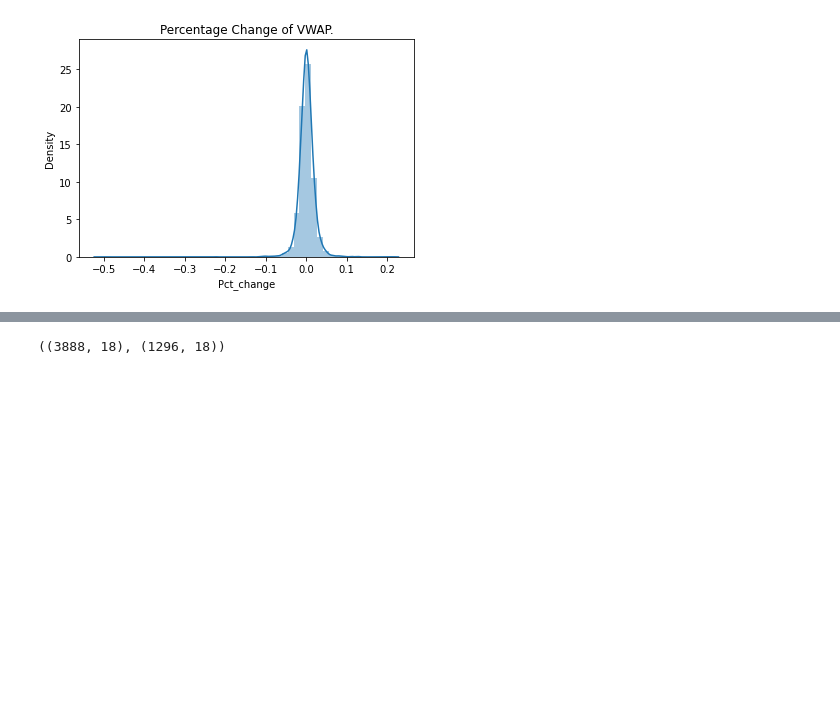
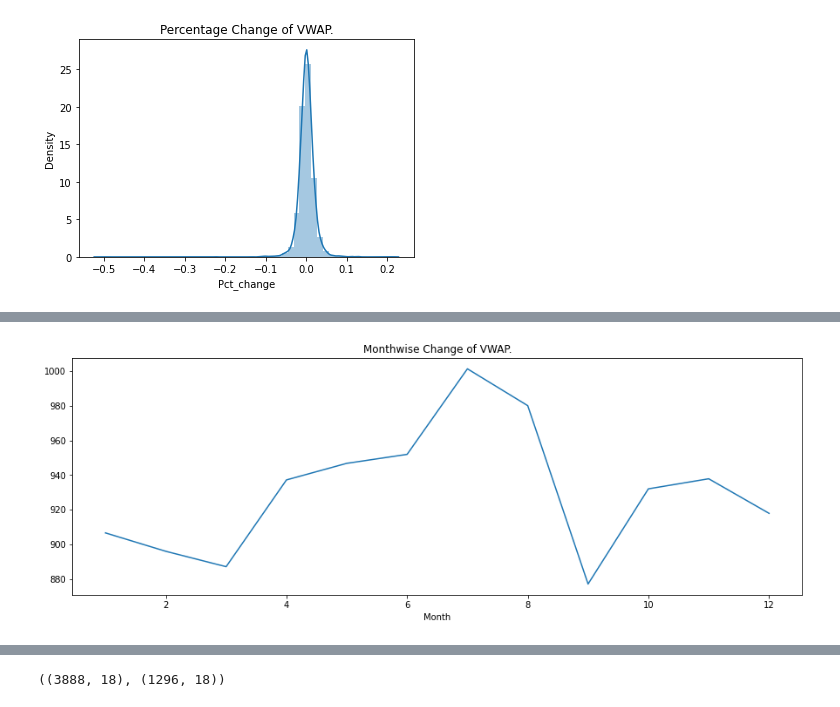
Before and after one commit to kartikbatra056/AllAboutTimeSeries, a Jupyter notebook: Baseline_and_EDA.ipynb, the cells around one changed output, grey strips where cells are left out. Saved outputs shown, nothing was run; the diff lists cells and outputs as text; code cells hidden in the pictures; blank space fills up the shorter version.

```diff
--- a/Baseline_and_EDA.ipynb
+++ b/Baseline_and_EDA.ipynb
@@ -156,5 +150,8 @@ interactive_plot(mean_month,title='Yearwise interactive plot')
 # %%
 df['Month']=df.index.month
 mean_month=df.groupby(['Month']).median()['VWAP']
-interactive_plot(mean_month,title='Monthwise interactive plot')
+plt.figure(figsize=(15,5))
+mean_month.plot()
+plt.title('Monthwise Change of VWAP.')
+plt.show()
 # %% [output]
@@ -162,3 +158,4 @@ interactive_plot(mean_month,title='Monthwise interactive plot')
+[figure, added]
 # %%
 df['Quarter']=df.index.quarter
 mean_Quarter=df.groupby(['Quarter']).median()['VWAP']
```
Also changed, not shown: parts of 19 cells of this notebook.
